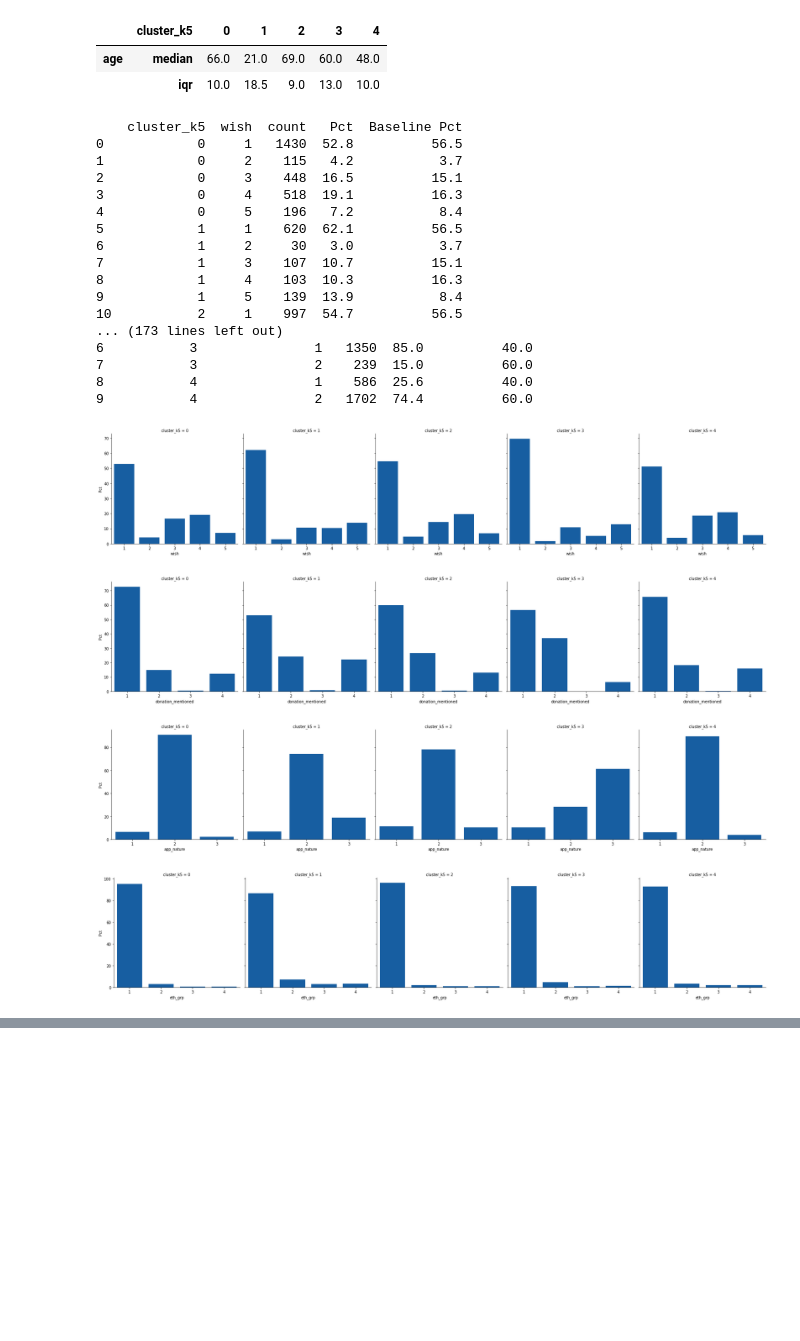
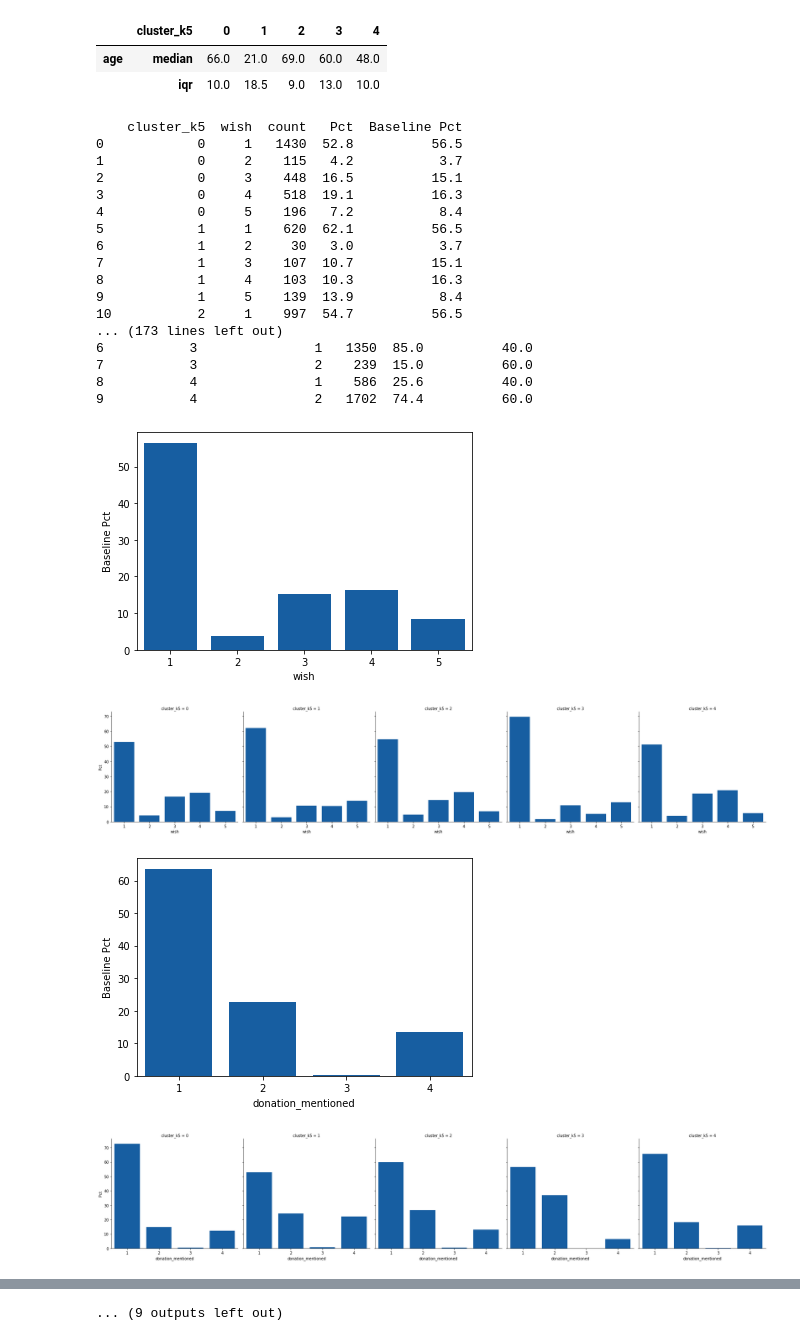
Before and after one commit to RoddyJaques/Organ-Donation-Consent-Prediction, a Jupyter notebook: DCD K modes.ipynb, the cells around one changed output, grey strips where cells are left out. Cells and saved outputs as stored; diff of their text form; code cells hidden in the pictures; blank space fills up the shorter version.

```diff
--- a/DCD K modes.ipynb
+++ b/DCD K modes.ipynb
@@ -104,33 +95,45 @@ def cat_summary(k,col):
 
     summary2 = pd.merge(summary,baseline[[col,"Baseline Pct"]],on=col,how="left")
 
-    plot1 = sns.catplot(x=col,y="Pct",col="cluster_k"+str(k),data=summary2,kind='bar',color="#005EB8")
+    plot = sns.catplot(x=col,y="Pct",col="cluster_k"+str(k),data=summary2,kind='bar',color="#005EB8")
 
     print(summary2)
 
-    return plot1
+    return plot
+
+def baseline_plot(k,col):
+
+    baseline = dcd_model_data.value_counts(col,sort=False).reset_index(name="count")
+    baseline["Baseline Pct"] = round(100*baseline["count"] / baseline["count"].sum(),1)
+
+    fig, ax = plt.subplots(1,1,facecolor="white")
+
+    plot = sns.barplot(x=col,y="Baseline Pct",data=baseline,color="#005EB8",ax=ax)
+
+    return plot
 # %%
 for cat in dcd_cats:
+    baseline_plot(5,cat)
     cat_summary(5,cat)
 # %% [output]
     cluster_k5  wish  count   Pct  Baseline Pct
 0            0     1   1430  52.8          56.5
 1            0     2    115   4.2           3.7
 2            0     3    448  16.5          15.1
 3            0     4    518  19.1          16.3
 4            0     5    196   7.2           8.4
 5            1     1    620  62.1          56.5
 6            1     2     30   3.0           3.7
 7            1     3    107  10.7          15.1
 8            1     4    103  10.3          16.3
 9            1     5    139  13.9           8.4
 10           2     1    997  54.7          56.5
 ... (173 lines left out)
 6           3               1   1350  85.0          40.0
 7           3               2    239  15.0          60.0
 8           4               1    586  25.6          40.0
 9           4               2   1702  74.4          60.0
-[figure, old version]
+[figure, new version]
-[figure, old version]
+[figure, new version]
-[figure, old version]
+[figure, new version]
-[figure, old version]
+[figure, new version]
@@ -142,0 +147 @@ for cat in dcd_cats:
+... (9 outputs left out)
```
Also changed, not shown: parts of 3 cells of this notebook, 1 other file.
